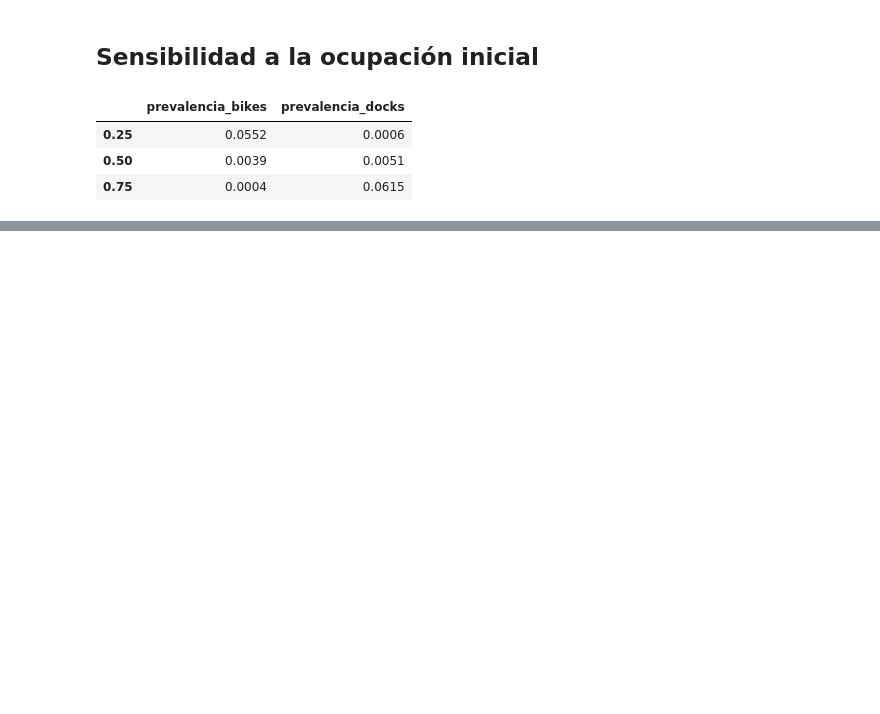
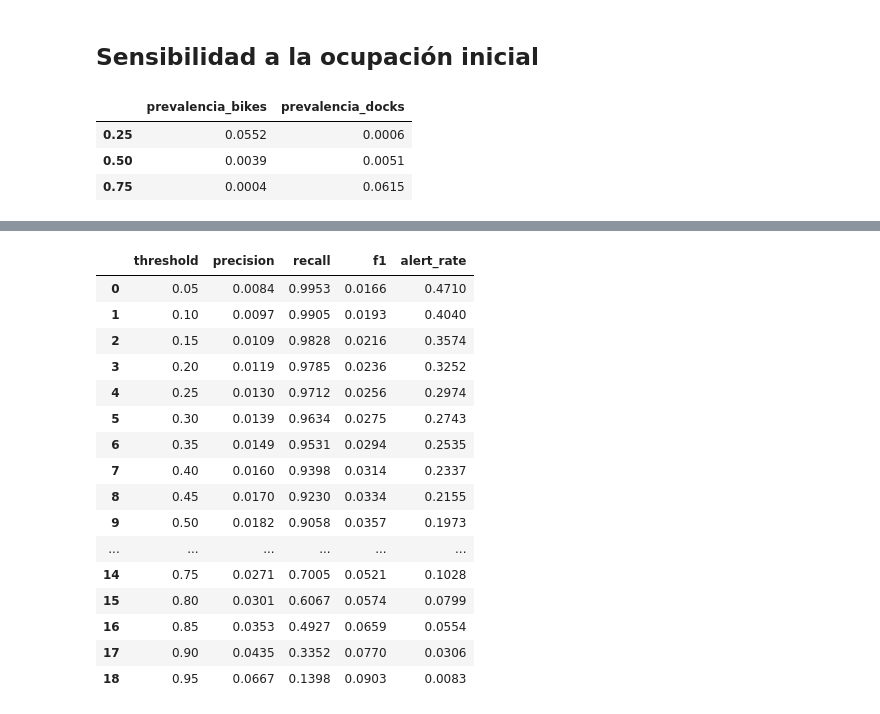
Before and after one commit to makroem/TC5061-Proyecto-Equipo39, a Jupyter notebook: notebooks/1.2-dm-p2-exploracion-riesgo.ipynb, the cells around one changed output, grey strips where cells are left out. Drawn from its saved outputs; the diff is of its cells as text; code cells hidden in the pictures; blank space fills up the shorter version.

```diff
--- a/notebooks/1.2-dm-p2-exploracion-riesgo.ipynb
+++ b/notebooks/1.2-dm-p2-exploracion-riesgo.ipynb
@@ -156,0 +121,39 @@ pd.DataFrame(results).T.round(4)
+# %%
+grid = np.round(np.arange(0.05, 1.0, 0.05), 2)
+
+def search(y, s):
+    rows = []
+    for t in grid:
+        alert = s >= t
+        tp = int((alert & (y == 1)).sum())
+        precision = tp / alert.sum() if alert.sum() else 0.0
+        recall = tp / (y == 1).sum()
+        rows.append({"threshold": t, "precision": precision, "recall": recall,
+                     "f1": 2 * precision * recall / (precision + recall) if precision + recall else 0.0, "alert_rate": alert.mean()})
+    return pd.DataFrame(rows)
+
+def pick(table):
+    ok = table[table["recall"] >= C.P2_MIN_RECALL]
+    pool, col = (ok, "precision") if len(ok) else (table, "f1")
+    return pool.loc[pool[col] == pool[col].max(), "threshold"].max(), "recall_floor" if len(ok) else "max_f1"
+
+tables = {key: search(df[f"y_{key[1]}"].to_numpy()[val], s[val]) for key, s in scores.items()}
+tables[("logistica", "bikes")].round(4)
+# %% [output]
+|  | threshold | precision | recall | f1 | alert_rate |
+| 0 | 0.05 | 0.0084 | 0.9953 | 0.0166 | 0.4710 |
+| 1 | 0.10 | 0.0097 | 0.9905 | 0.0193 | 0.4040 |
+| 2 | 0.15 | 0.0109 | 0.9828 | 0.0216 | 0.3574 |
+| 3 | 0.20 | 0.0119 | 0.9785 | 0.0236 | 0.3252 |
+| 4 | 0.25 | 0.0130 | 0.9712 | 0.0256 | 0.2974 |
+| 5 | 0.30 | 0.0139 | 0.9634 | 0.0275 | 0.2743 |
+| 6 | 0.35 | 0.0149 | 0.9531 | 0.0294 | 0.2535 |
+| 7 | 0.40 | 0.0160 | 0.9398 | 0.0314 | 0.2337 |
+| 8 | 0.45 | 0.0170 | 0.9230 | 0.0334 | 0.2155 |
+| 9 | 0.50 | 0.0182 | 0.9058 | 0.0357 | 0.1973 |
+| ... | ... | ... | ... | ... | ... |
+| 14 | 0.75 | 0.0271 | 0.7005 | 0.0521 | 0.1028 |
+| 15 | 0.80 | 0.0301 | 0.6067 | 0.0574 | 0.0799 |
+| 16 | 0.85 | 0.0353 | 0.4927 | 0.0659 | 0.0554 |
+| 17 | 0.90 | 0.0435 | 0.3352 | 0.0770 | 0.0306 |
+| 18 | 0.95 | 0.0667 | 0.1398 | 0.0903 | 0.0083 |
```
Also changed, not shown: parts of 15 cells of this notebook, 6 other files.
